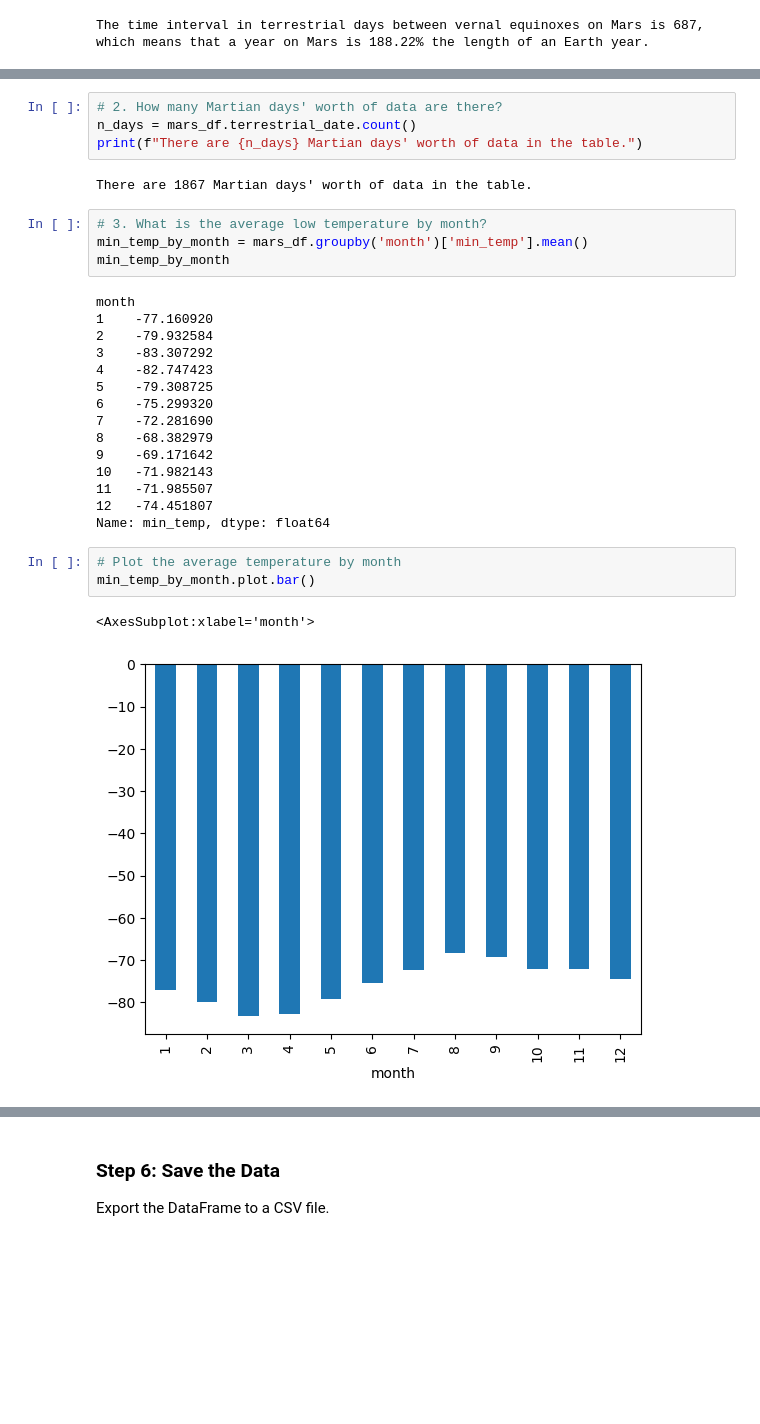
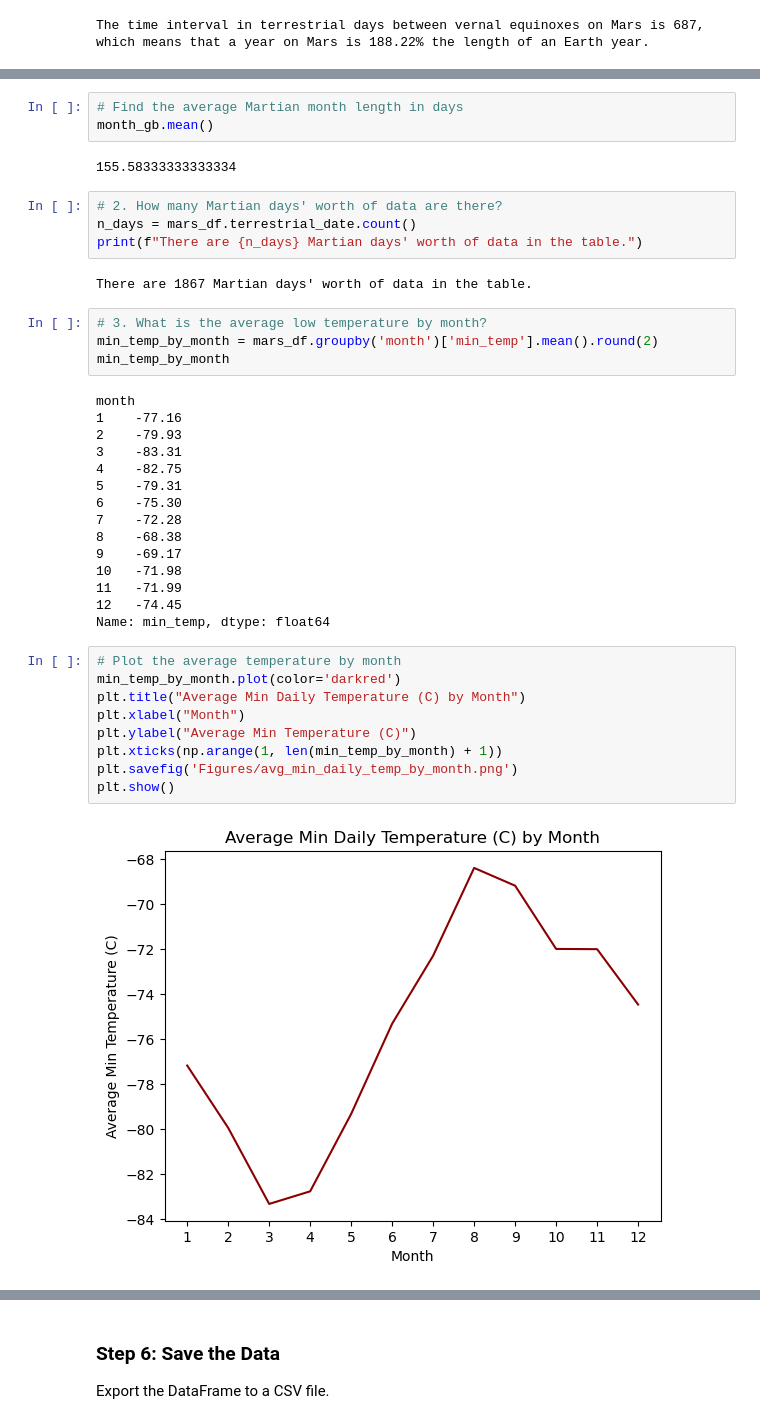
Before and after one commit to ethanwright96/beautiful-soup-challenge, a Jupyter notebook: ew_part_2_mars_weather.ipynb, the cells around one changed output, grey strips where cells are left out. Saved outputs shown, nothing was run; the diff lists cells and outputs as text; blank space fills up the shorter version.

```diff
--- a/ew_part_2_mars_weather.ipynb
+++ b/ew_part_2_mars_weather.ipynb
@@ -259,6 +240,11 @@ month
 11    138
 12    166
 Name: month, dtype: int64
+# %%
+# Find the average Martian month length in days
+month_gb.mean()
+# %% [output]
+155.58333333333334
 # %%
 # 2. How many Martian days' worth of data are there?
 n_days = mars_df.terrestrial_date.count()
@@ -267,28 +253,33 @@ print(f"There are {n_days} Martian days' worth of data in the table.")
 There are 1867 Martian days' worth of data in the table.
 # %%
 # 3. What is the average low temperature by month?
-min_temp_by_month = mars_df.groupby('month')['min_temp'].mean()
+min_temp_by_month = mars_df.groupby('month')['min_temp'].mean().round(2)
 min_temp_by_month
 # %% [output]
 month
-1    -77.160920
-2    -79.932584
-3    -83.307292
-4    -82.747423
-5    -79.308725
-6    -75.299320
-7    -72.281690
-8    -68.382979
-9    -69.171642
-10   -71.982143
-11   -71.985507
-12   -74.451807
+1    -77.16
+2    -79.93
+3    -83.31
+4    -82.75
+5    -79.31
+6    -75.30
+7    -72.28
+8    -68.38
+9    -69.17
+10   -71.98
+11   -71.99
+12   -74.45
 Name: min_temp, dtype: float64
-# %%
-# Plot the average temperature by month
-min_temp_by_month.plot.bar()
-# %% [output]
-<AxesSubplot:xlabel='month'>
-[figure, removed]
+# %%
+# Plot the average temperature by month
+min_temp_by_month.plot(color='darkred')
+plt.title("Average Min Daily Temperature (C) by Month")
+plt.xlabel("Month")
+plt.ylabel("Average Min Temperature (C)")
+plt.xticks(np.arange(1, len(min_temp_by_month) + 1))
+plt.savefig('Figures/avg_min_daily_temp_by_month.png')
+plt.show()
+# %% [output]
+[figure, added]
 # %%
 # Identify the coldest and hottest months in Curiosity's location
```
Also changed, not shown: parts of 20 cells of this notebook, 4 other files.
